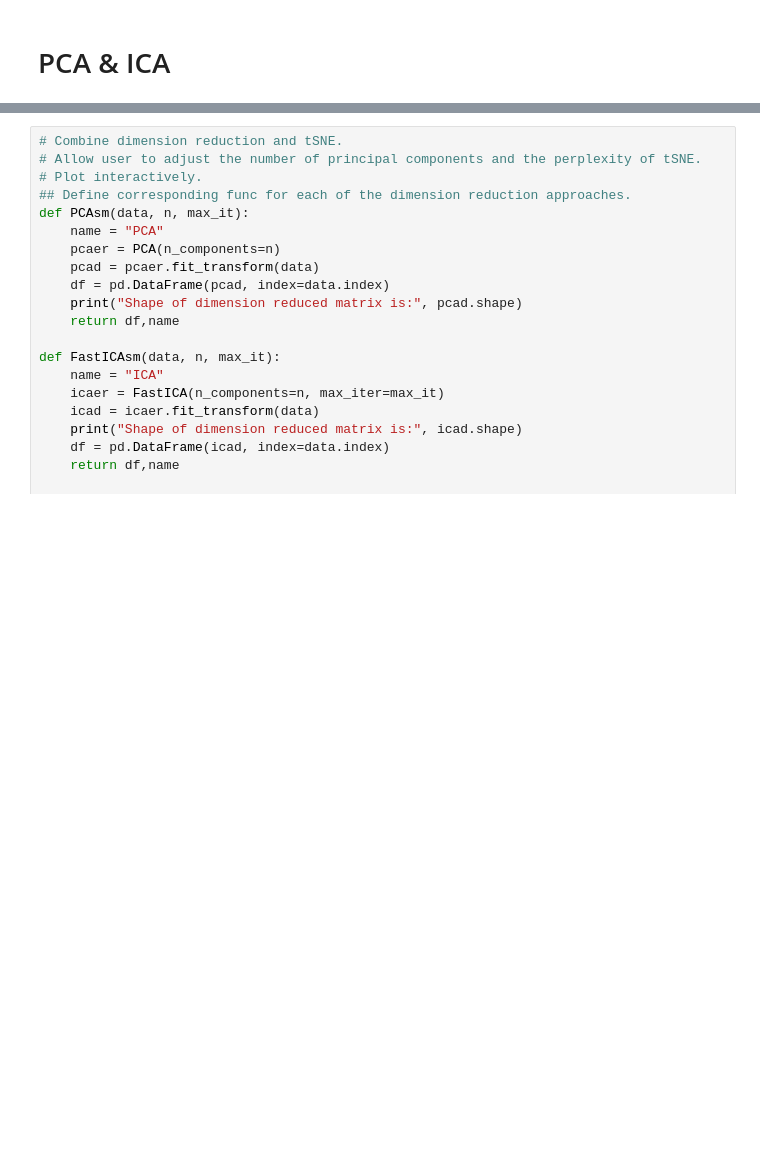
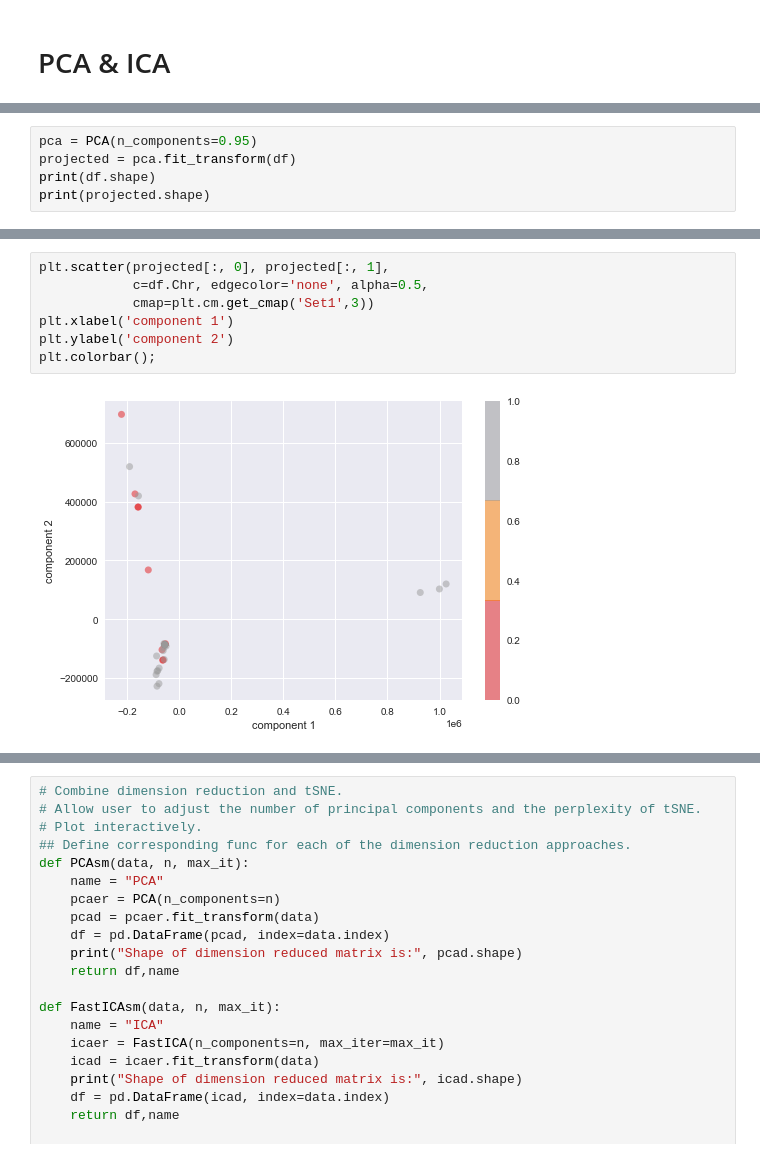
Before and after one commit to Sebarz98/pd_sleep, a Jupyter notebook: PCA&ICA.ipynb, the cells around one changed output, grey strips where cells are left out. Saved outputs shown, nothing was run; the diff lists cells and outputs as text; blank space fills up the shorter version.

```diff
--- a/PCA&ICA.ipynb
+++ b/PCA&ICA.ipynb
@@ -92,0 +83,5 @@ new_merged.head()
+# %%
+pca = PCA(n_components=0.95)
+projected = pca.fit_transform(df)
+print(df.shape)
+print(projected.shape)
@@ -93,2 +111,11 @@ new_merged.head()
+# %%
+plt.scatter(projected[:, 0], projected[:, 1],
+            c=df.Chr, edgecolor='none', alpha=0.5,
+            cmap=plt.cm.get_cmap('Set1',3))
+plt.xlabel('component 1')
+plt.ylabel('component 2')
+plt.colorbar();
+# %% [output]
+[figure, added]
 # %%
 transformer = FastICA(n_components=10,random_state=0)
```
Also changed, not shown: parts of 19 cells of this notebook.
